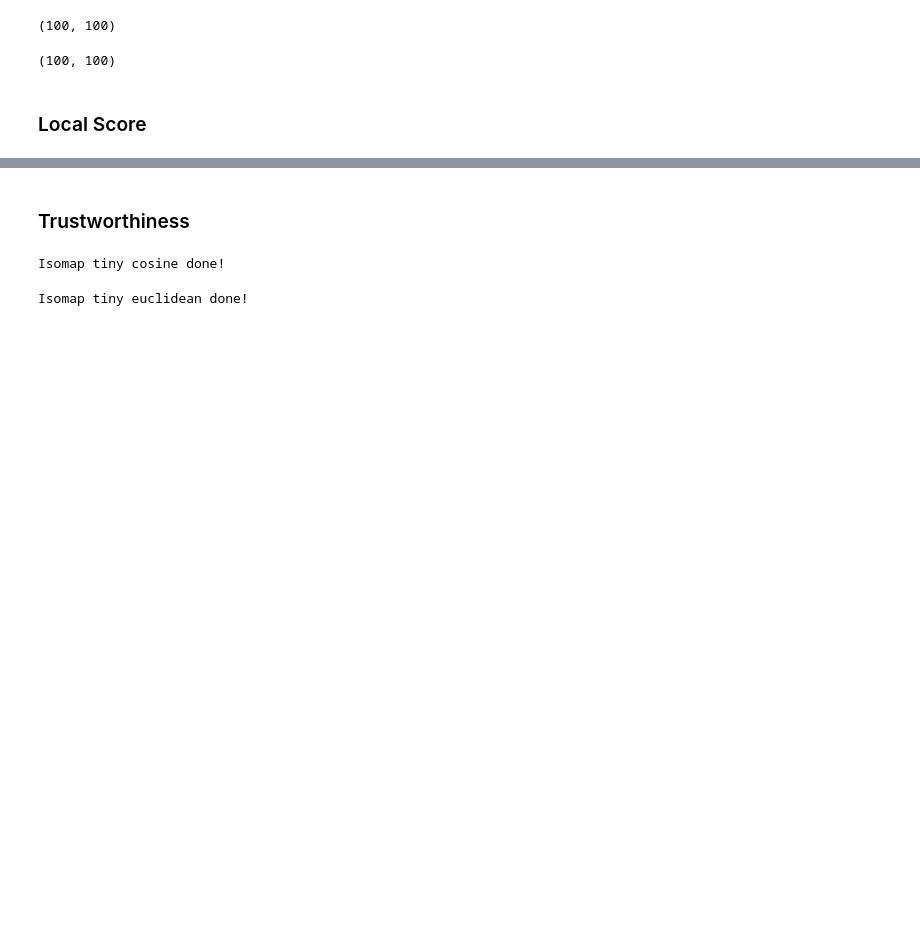
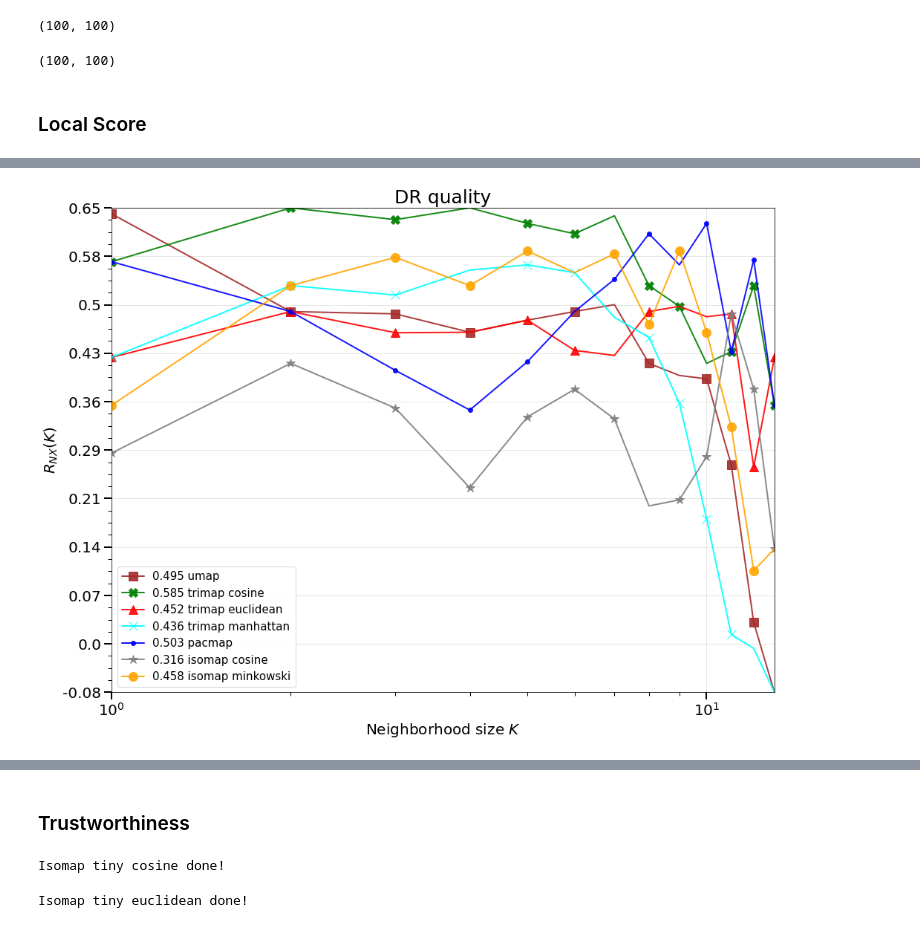
Before and after one commit to pkrukowski1/Visualization-of-big-data-volumes, a Jupyter notebook: fmnist_visualization_with_metrics.ipynb, the cells around one changed output, grey strips where cells are left out. Cells and saved outputs as stored; diff of their text form; code cells hidden in the pictures; blank space fills up the shorter version.

```diff
--- a/fmnist_visualization_with_metrics.ipynb
+++ b/fmnist_visualization_with_metrics.ipynb
@@ -488,2 +441,93 @@ dist_mx_umap_tiny.shape
 # %%
-# może kiedyś...
+local_metrics = local_score.LocalMetric()
+
+dataset = X_tiny
+labels = y_tiny
+
+X_embedded = X_umap_fmnist_embedded
+method_name = "umap"
+
+local_metrics.calculate_knn_gain_and_dr_quality(
+    X_lds=X_embedded,
+    X_hds=dataset,
+    labels=np.array(labels),
+    method_name=method_name
+)
+
+### Humap niestety nie działa (to znaczy działa, ale nie da się porównać)
+# X_embedded = humap_embedding_l2
+# method_name = "humap"
+
+# local_metrics.calculate_knn_gain_and_dr_quality(
+#     X_lds=X_embedded,
+#     X_hds=dataset,
+#     labels=np.array(labels),
+#     method_name=method_name
+# )
+
+X_embedded = trimap_embedding_cosine
+method_name = "trimap cosine"
+
+local_metrics.calculate_knn_gain_and_dr_quality(
+    X_lds=X_embedded,
+    X_hds=dataset,
+    labels=np.array(labels),
+    method_name=method_name
+)
+
+X_embedded = trimap_embedding_euclidean
+method_name = "trimap euclidean"
+
+local_metrics.calculate_knn_gain_and_dr_quality(
+    X_lds=X_embedded,
+    X_hds=dataset,
+    labels=np.array(labels),
+    method_name=method_name
+)
+
+X_embedded = trimap_embedding_manhattan
+method_name = "trimap manhattan"
+local_metrics.calculate_knn_gain_and_dr_quality(X_lds=X_embedded, X_hds=dataset, labels=np.array(labels),method_name=method_name)
+
+X_embedded = pacmap_embedding
+method_name = "pacmap"
+
+local_metrics.calculate_knn_gain_and_dr_quality(
+    X_lds=X_embedded,
+    X_hds=dataset,
+    labels=np.array(labels),
+    method_name=method_name
+)
+
+X_embedded = isomap_embedding_cosine
+method_name = "isomap cosine"
+
+local_metrics.calculate_knn_gain_and_dr_quality(
+    X_lds=X_embedded,
+    X_hds=dataset,
+    labels=np.array(labels),
+    method_name=method_name
+)
+
+# X_embedded = isomap_embedding_euclidean
+# method_name = "isomap euclidean"
+
+# local_metrics.calculate_knn_gain_and_dr_quality(
+#     X_lds=X_embedded,
+#     X_hds=dataset,
+#     labels=np.array(labels),
+#     method_name=method_name
+# )
+
+X_embedded = isomap_embedding_minkowski
+method_name = "isomap minkowski"
+
+local_metrics.calculate_knn_gain_and_dr_quality(
+    X_lds=X_embedded,
+    X_hds=dataset,
+    labels=np.array(labels),
+    method_name=method_name
+)
+
+local_metrics.visualize()
+# %% [output]
@@ -489,0 +549 @@ dist_mx_umap_tiny.shape
+[figure, added]
```
Also changed, not shown: parts of 38 cells of this notebook.
